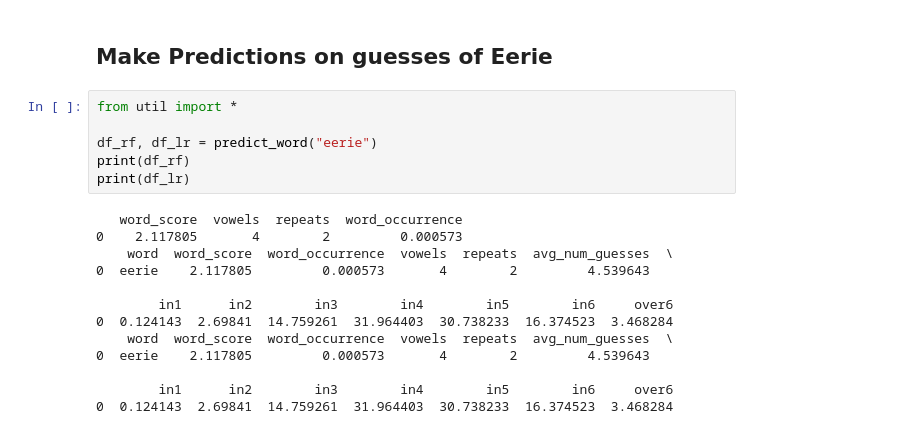
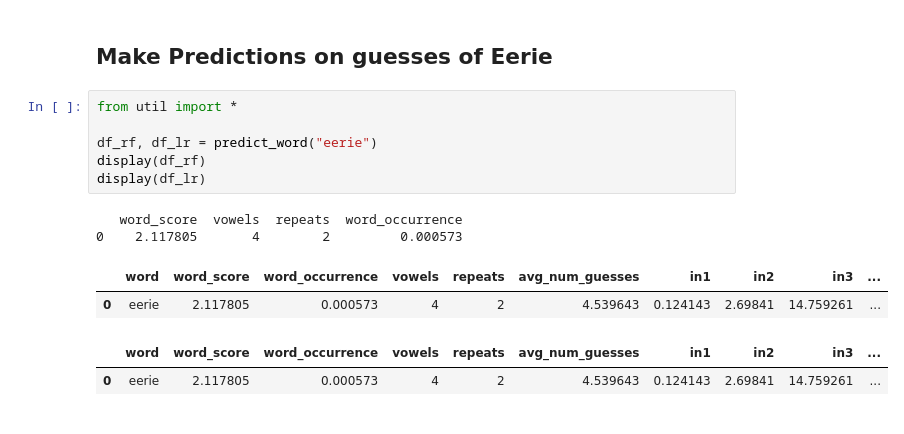
Before and after one commit to carlostbello/COMAP2023, a Jupyter notebook: src/eerie_pred.ipynb, the cells around one changed output. Saved outputs shown, nothing was run; the diff lists cells and outputs as text.

```diff
--- a/src/eerie_pred.ipynb
+++ b/src/eerie_pred.ipynb
@@ -135,19 +135,13 @@ Mean word occurrence: 0.02739264257086536
 # %%
 from util import *
 
 df_rf, df_lr = predict_word("eerie")
-print(df_rf)
-print(df_lr)
+display(df_rf)
+display(df_lr)
 # %% [output]
    word_score  vowels  repeats  word_occurrence
 0    2.117805       4        2         0.000573
-    word  word_score  word_occurrence  vowels  repeats  avg_num_guesses  \
-0  eerie    2.117805         0.000573       4        2         4.539643
-
-        in1      in2        in3        in4        in5        in6     over6
-0  0.124143  2.69841  14.759261  31.964403  30.738233  16.374523  3.468284
-    word  word_score  word_occurrence  vowels  repeats  avg_num_guesses  \
-0  eerie    2.117805         0.000573       4        2         4.539643
-
-        in1      in2        in3        in4        in5        in6     over6
-0  0.124143  2.69841  14.759261  31.964403  30.738233  16.374523  3.468284
+|  | word | word_score | word_occurrence | vowels | repeats | avg_num_guesses | in1 | in2 | in3 | ... |
+| 0 | eerie | 2.117805 | 0.000573 | 4 | 2 | 4.539643 | 0.124143 | 2.69841 | 14.759261 | ... |
+|  | word | word_score | word_occurrence | vowels | repeats | avg_num_guesses | in1 | in2 | in3 | ... |
+| 0 | eerie | 2.117805 | 0.000573 | 4 | 2 | 4.539643 | 0.124143 | 2.69841 | 14.759261 | ... |
```
Also changed, not shown: 2 other files.
